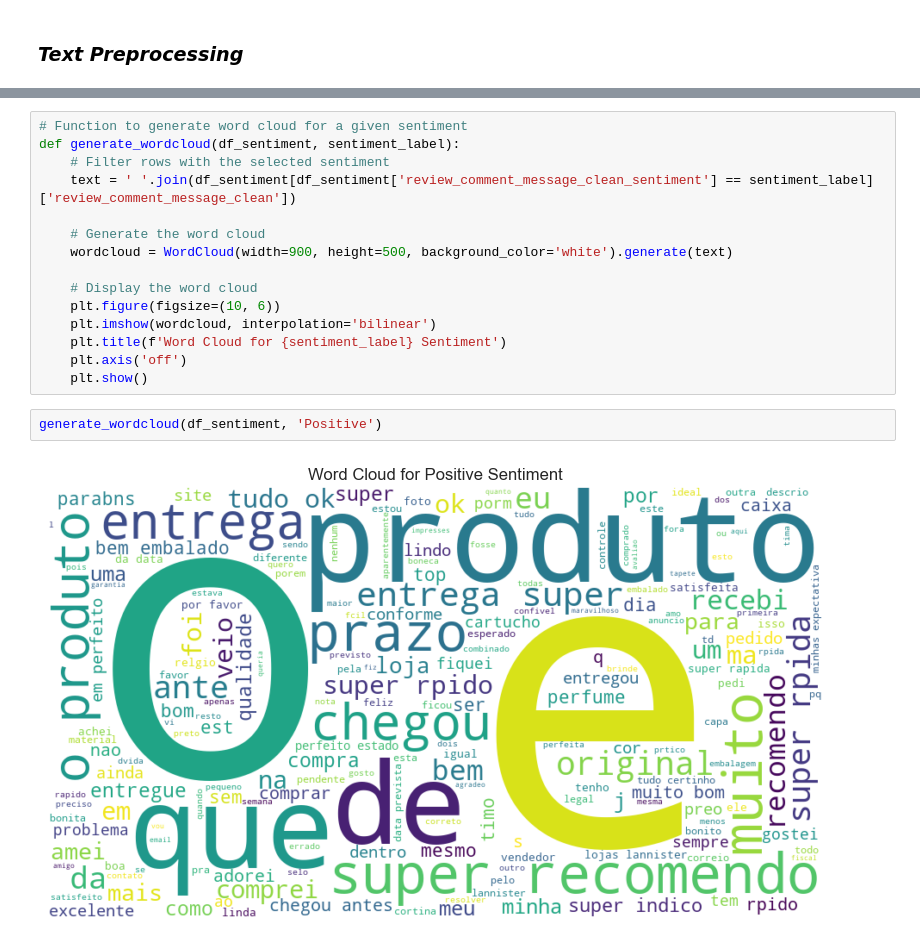
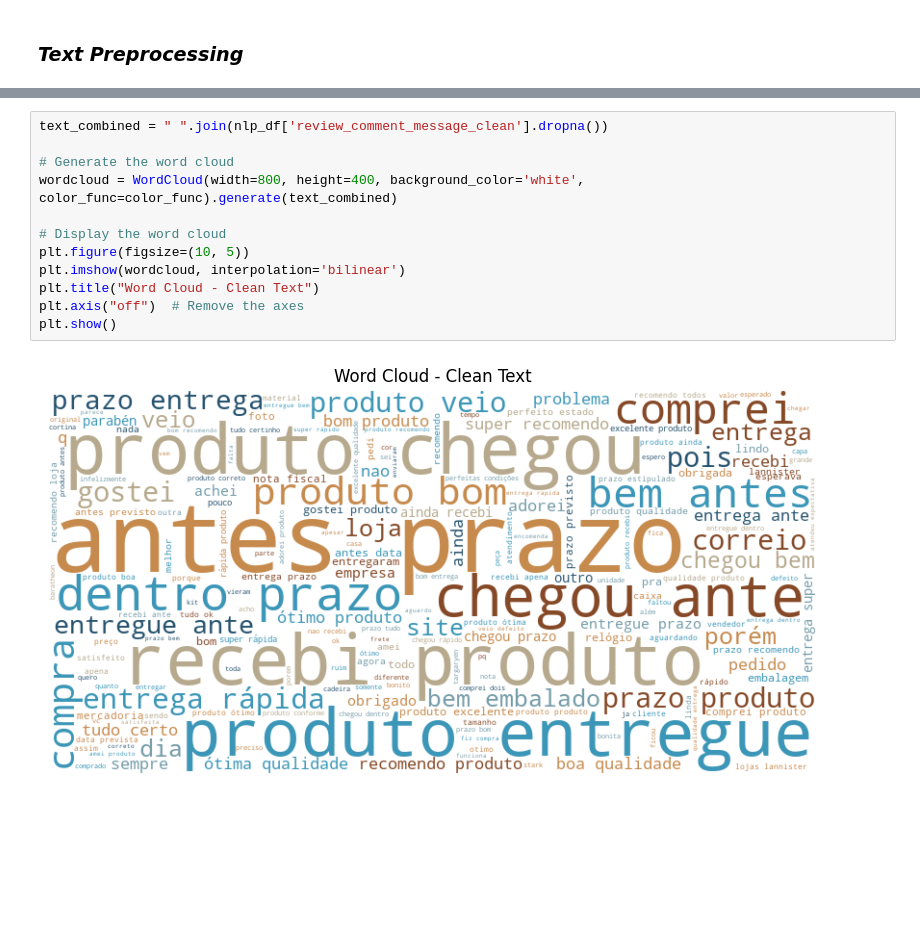
Before and after one commit to SnitTeshome/DSA2040A_DataMining_Group-8_Snit_552___Mohamed_006___Halima_315___Lesala_218, a Jupyter notebook: notebooks/3_data_mining.ipynb, the cells around one changed output, grey strips where cells are left out. Drawn from its saved outputs; the diff is of its cells as text; blank space fills up the shorter version.

```diff
--- a/notebooks/3_data_mining.ipynb
+++ b/notebooks/3_data_mining.ipynb
@@ -407,19 +488,14 @@ df_sentiment[['review_comment_message_clean', 'review_comment_message_clean_sent
 # %%
-# Function to generate word cloud for a given sentiment
-def generate_wordcloud(df_sentiment, sentiment_label):
-    # Filter rows with the selected sentiment
-    text = ' '.join(df_sentiment[df_sentiment['review_comment_message_clean_sentiment'] == sentiment_label]['review_comment_message_clean'])
+text_combined = " ".join(nlp_df['review_comment_message_clean'].dropna())
 
-    # Generate the word cloud
-    wordcloud = WordCloud(width=900, height=500, background_color='white').generate(text)
+# Generate the word cloud
+wordcloud = WordCloud(width=800, height=400, background_color='white', color_func=color_func).generate(text_combined)
 
-    # Display the word cloud
-    plt.figure(figsize=(10, 6))
-    plt.imshow(wordcloud, interpolation='bilinear')
-    plt.title(f'Word Cloud for {sentiment_label} Sentiment')
-    plt.axis('off')
-    plt.show()
+# Display the word cloud
+plt.figure(figsize=(10, 5))
+plt.imshow(wordcloud, interpolation='bilinear')
+plt.title("Word Cloud - Clean Text")
+plt.axis("off")  # Remove the axes
+plt.show()
+# %% [output]
+[figure, added]
-# %%
-generate_wordcloud(df_sentiment, 'Positive')
-# %% [output]
-[figure, removed]
```
Also changed, not shown: parts of 31 cells of this notebook.
